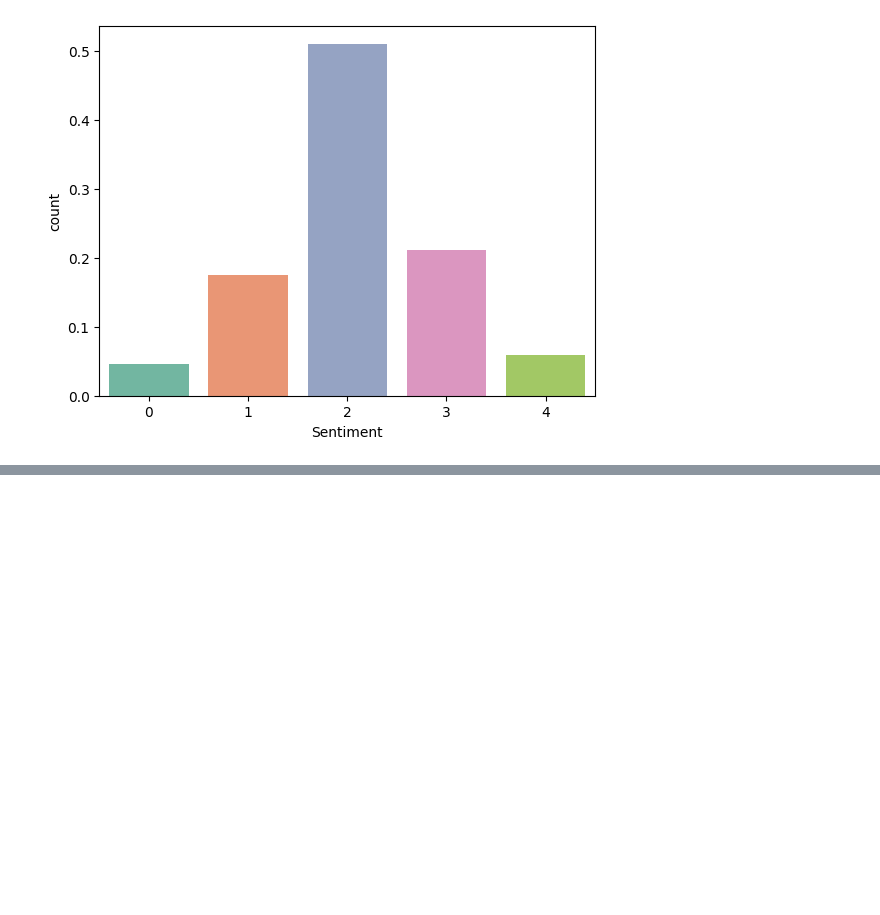
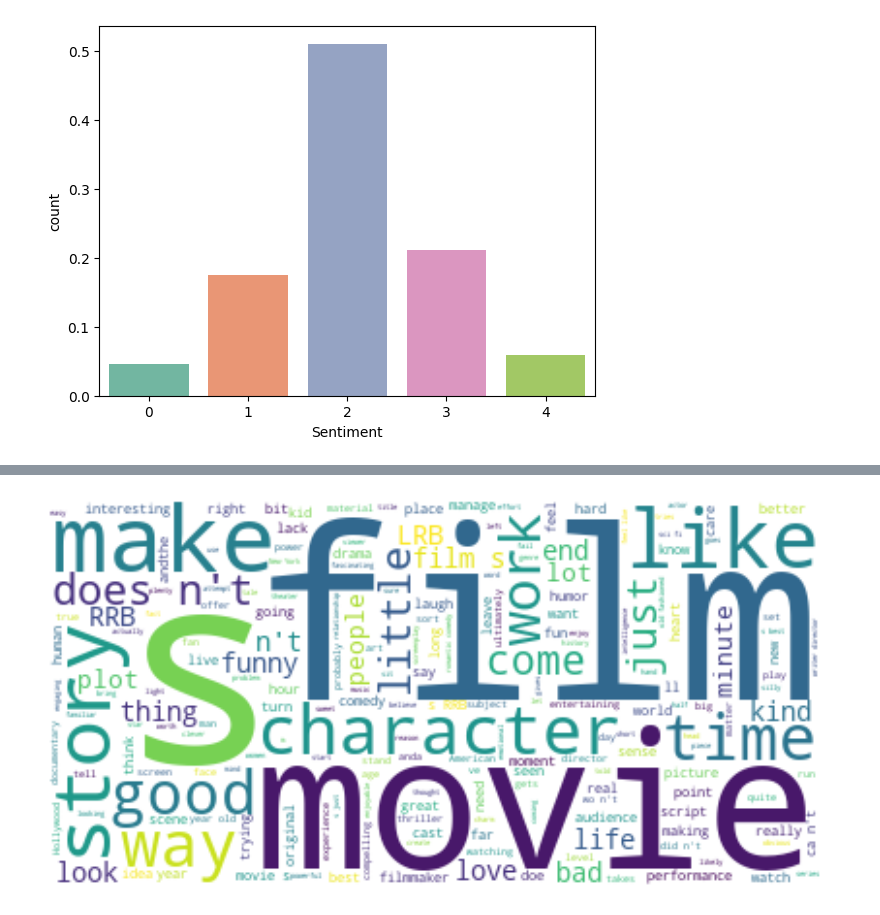
Before and after one commit to MuhammadHuzaifa-DataScience-Ml/SentimentAnalysisOnMoviesReviews, a Jupyter notebook: code.ipynb, the cells around one changed output, grey strips where cells are left out. Cells and saved outputs as stored; diff of their text form; code cells hidden in the pictures; blank space fills up the shorter version.

```diff
--- a/code.ipynb
+++ b/code.ipynb
@@ -60,0 +88,12 @@ df[df['Sentiment']==2].sample(10)
+# %%
+from wordcloud import WordCloud
+
+my_cloud = WordCloud(background_color='white',stopwords =ENGLISH_STOP_WORDS).generate("".join(df['Phrase']))
+
+
+plt.figure(figsize=(10,20))
+plt.imshow(my_cloud, interpolation='bilinear')
+plt.axis("off")
+plt.show()
+# %% [output]
+[figure, added]
```
Also changed, not shown: parts of 36 cells of this notebook.
